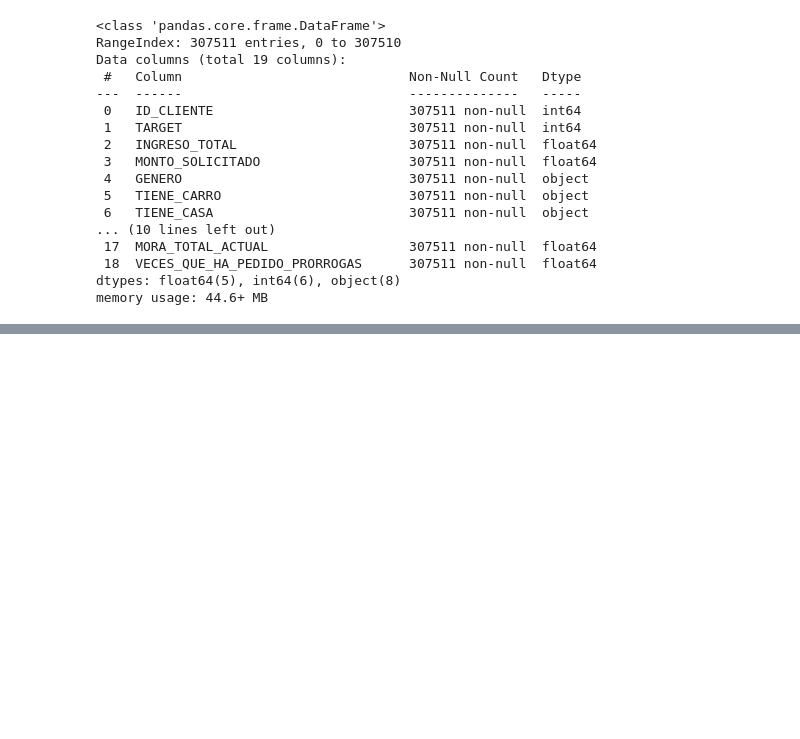
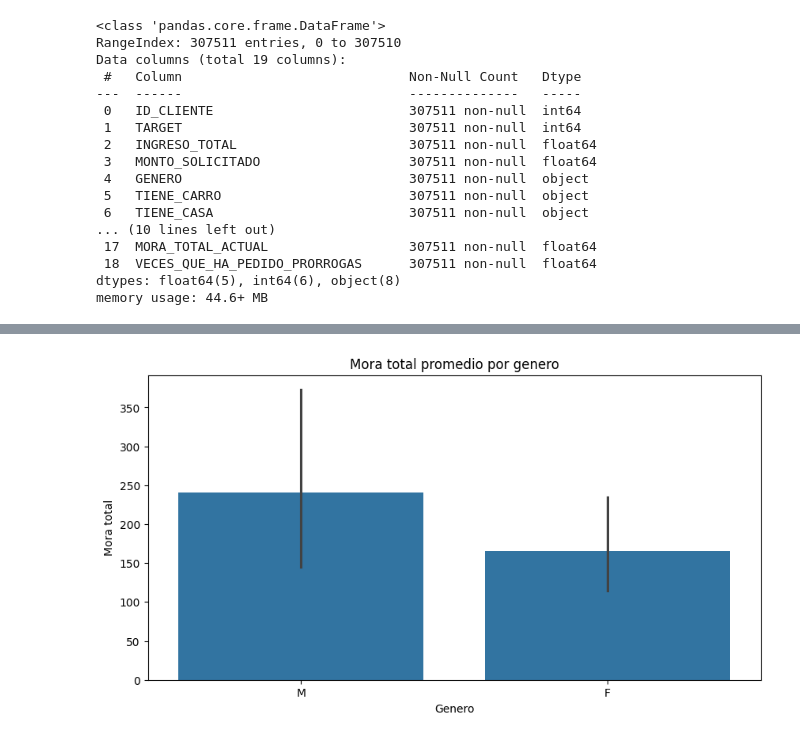
Before and after one commit to JairoVillegas/CREDIT-RISK-ANALYZER., a Jupyter notebook: Notebooks/Exploracion.ipynb, the cells around one changed output, grey strips where cells are left out. Saved outputs shown, nothing was run; the diff lists cells and outputs as text; code cells hidden in the pictures; blank space fills up the shorter version.

```diff
--- a/Notebooks/Exploracion.ipynb
+++ b/Notebooks/Exploracion.ipynb
@@ -84,0 +106,10 @@ Name: proportion, dtype: float64
+# %%
+plt.figure(figsize=(10,5))
+sns.barplot(data=df,x="GENERO",y="MORA_TOTAL_ACTUAL")
+plt.title("Mora total promedio por genero")
+plt.xlabel("Genero")
+plt.ylabel("Mora total")
+plt.show()
+#Los hombres en promedio son los que deben más en otros bancos
+# %% [output]
+[figure, added]
```
Also changed, not shown: parts of 25 cells of this notebook.
